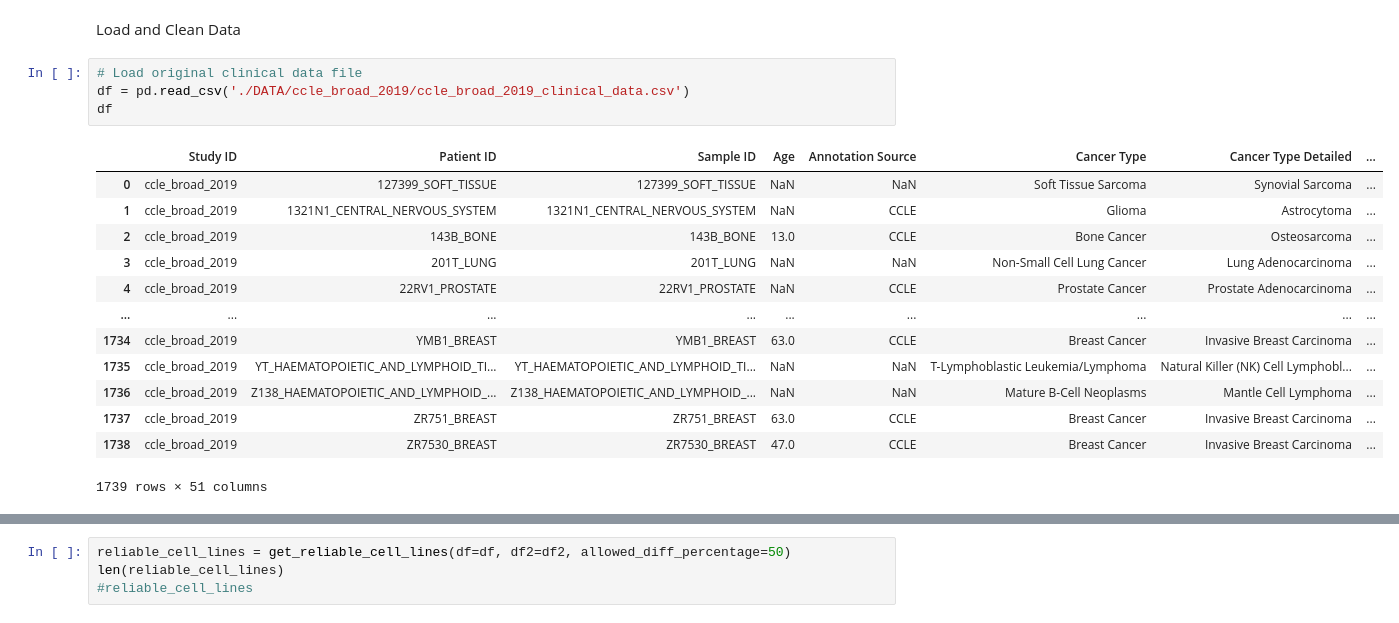
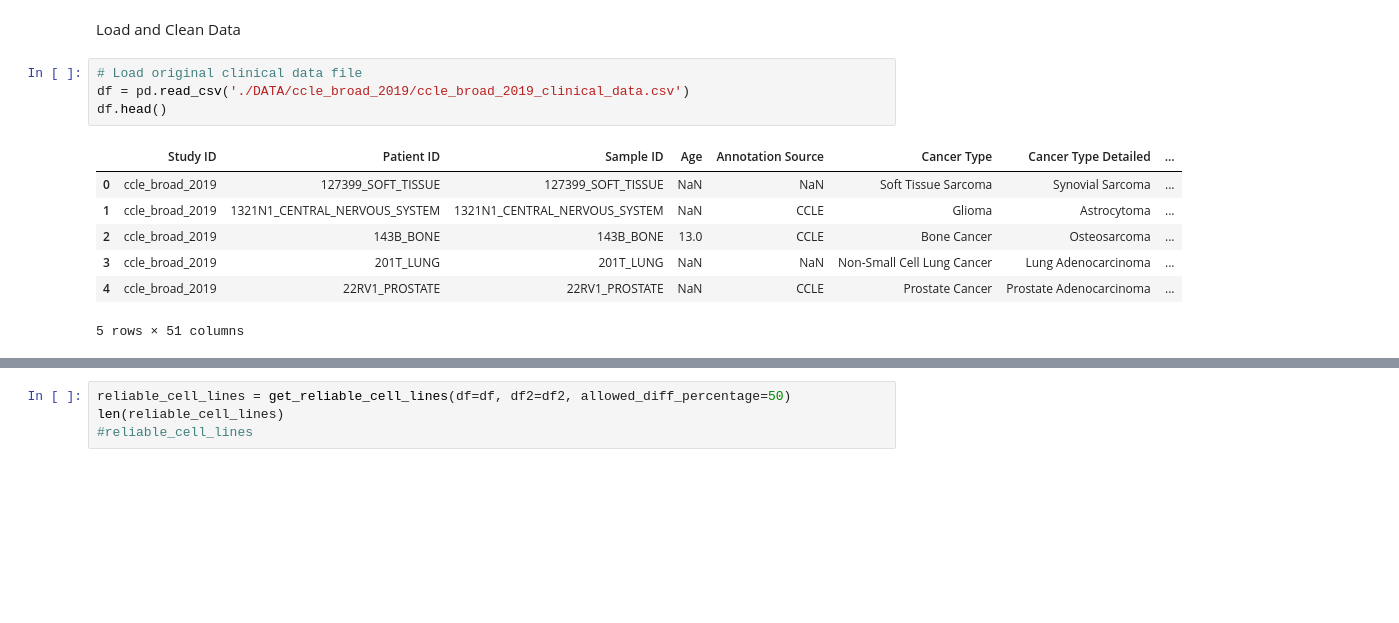
Before and after one commit to Gemini196/BioInformatics_, a Jupyter notebook: project_notebook.ipynb, the cells around one changed output, grey strips where cells are left out. Cells and saved outputs as stored; diff of their text form; blank space fills up the shorter version.

```diff
--- a/project_notebook.ipynb
+++ b/project_notebook.ipynb
@@ -78,21 +81,15 @@ Load and Clean Data
 # %%
 # Load original clinical data file
 df = pd.read_csv('./DATA/ccle_broad_2019/ccle_broad_2019_clinical_data.csv')
-df
+df.head()
 # %% [output]
 |  | Study ID | Patient ID | Sample ID | Age | Annotation Source | Cancer Type | Cancer Type Detailed | ... |
 | 0 | ccle_broad_2019 | 127399_SOFT_TISSUE | 127399_SOFT_TISSUE | NaN | NaN | Soft Tissue Sarcoma | Synovial Sarcoma | ... |
 | 1 | ccle_broad_2019 | 1321N1_CENTRAL_NERVOUS_SYSTEM | 1321N1_CENTRAL_NERVOUS_SYSTEM | NaN | CCLE | Glioma | Astrocytoma | ... |
 | 2 | ccle_broad_2019 | 143B_BONE | 143B_BONE | 13.0 | CCLE | Bone Cancer | Osteosarcoma | ... |
 | 3 | ccle_broad_2019 | 201T_LUNG | 201T_LUNG | NaN | NaN | Non-Small Cell Lung Cancer | Lung Adenocarcinoma | ... |
 | 4 | ccle_broad_2019 | 22RV1_PROSTATE | 22RV1_PROSTATE | NaN | CCLE | Prostate Cancer | Prostate Adenocarcinoma | ... |
-| ... | ... | ... | ... | ... | ... | ... | ... | ... |
-| 1734 | ccle_broad_2019 | YMB1_BREAST | YMB1_BREAST | 63.0 | CCLE | Breast Cancer | Invasive Breast Carcinoma | ... |
-| 1735 | ccle_broad_2019 | YT_HAEMATOPOIETIC_AND_LYMPHOID_TI... | YT_HAEMATOPOIETIC_AND_LYMPHOID_TI... | NaN | NaN | T-Lymphoblastic Leukemia/Lymphoma | Natural Killer (NK) Cell Lymphobl... | ... |
-| 1736 | ccle_broad_2019 | Z138_HAEMATOPOIETIC_AND_LYMPHOID_... | Z138_HAEMATOPOIETIC_AND_LYMPHOID_... | NaN | NaN | Mature B-Cell Neoplasms | Mantle Cell Lymphoma | ... |
-| 1737 | ccle_broad_2019 | ZR751_BREAST | ZR751_BREAST | 63.0 | CCLE | Breast Cancer | Invasive Breast Carcinoma | ... |
-| 1738 | ccle_broad_2019 | ZR7530_BREAST | ZR7530_BREAST | 47.0 | CCLE | Breast Cancer | Invasive Breast Carcinoma | ... |
-1739 rows × 51 columns
+5 rows × 51 columns
 # %%
 # Load second clinical data file
 df2 = pd.read_excel('./DATA/merged_doubling_time_with_site.xlsx')
```
Also changed, not shown: parts of 25 cells of this notebook.
